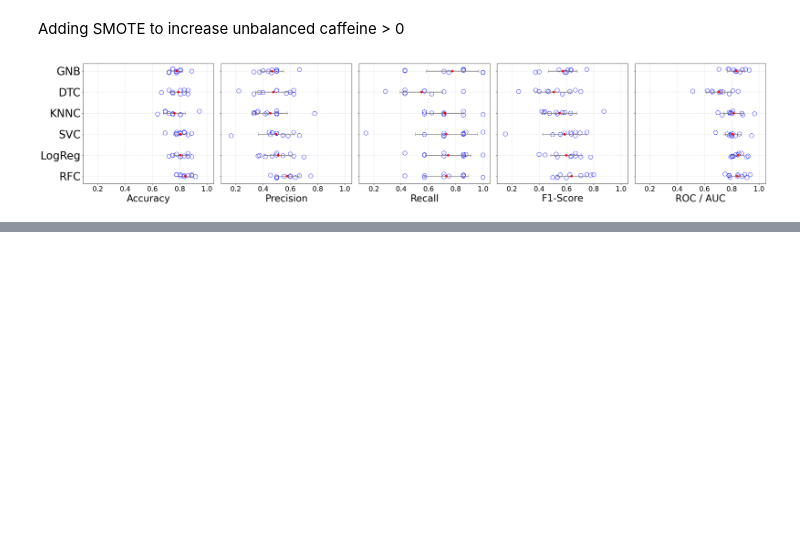
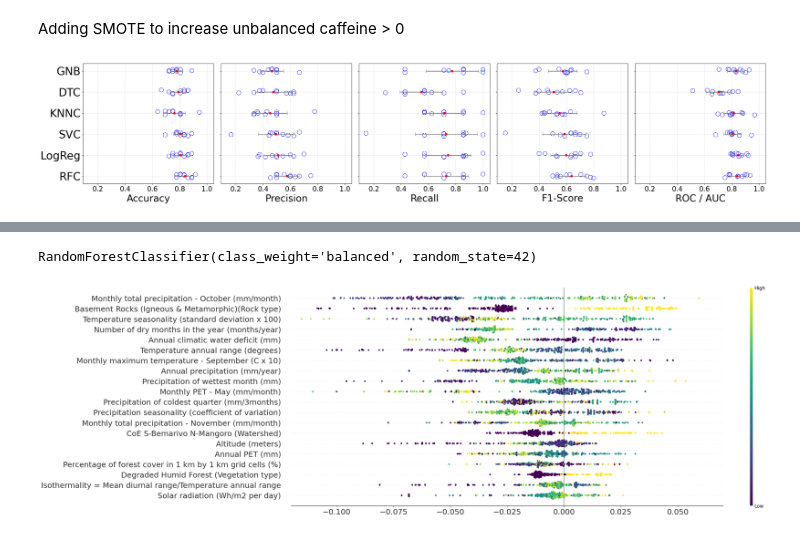
Before and after one commit to tahiri-lab/py_madaclim, a Jupyter notebook: workdir_new_coffea_coords2/analysis/bin/061_choice_of_model_classification.ipynb, the cells around one changed output, grey strips where cells are left out. Saved outputs shown, nothing was run; the diff lists cells and outputs as text; code cells hidden in the pictures; blank space fills up the shorter version.

```diff
--- a/workdir_new_coffea_coords2/analysis/bin/061_choice_of_model_classification.ipynb
+++ b/workdir_new_coffea_coords2/analysis/bin/061_choice_of_model_classification.ipynb
@@ -387,0 +377,64 @@ SVC          0.7304      0.2265   0.5849  0.1589        0.8064       0.0633
+# %%
+from sklearn.ensemble import RandomForestClassifier
+
+# Define final model
+final_model = RandomForestClassifier(
+    n_estimators=100,
+    random_state=42,
+    class_weight="balanced"
+)
+
+# Fit on the full training dataset
+final_model.fit(X, y)
+# %% [output]
+RandomForestClassifier(class_weight='balanced', random_state=42)
+# %%
+import numpy as np
+import shap
+import matplotlib.pyplot as plt
+
+# 1) Use the *same* feature matrix you want in the plot (with names).
+#    If you already built it, use X_train_renamed directly.
+X_shap = X_train_renamed.copy()
+
+# 2) TreeExplainer for RandomForestClassifier
+#    model_output="probability" makes SHAP values interpretable on probability scale
+explainer = shap.TreeExplainer(
+    final_model,
+    feature_perturbation="interventional"
+)
+
+# 3) Compute SHAP values
+shap_values = explainer.shap_values(X_shap)
+
+# 4) Extract class 1 SHAP values robustly
+if isinstance(shap_values, list):
+    # older API: list length = n_classes
+    shap_values_class1 = shap_values[1]
+else:
+    # array API: could be (n, p) or (n, p, 2)
+    shap_values = np.asarray(shap_values)
+    if shap_values.ndim == 3 and shap_values.shape[2] == 2:
+        shap_values_class1 = shap_values[:, :, 1]
+    else:
+        shap_values_class1 = shap_values
+
+# 5) Plot beeswarm
+plt.figure(figsize=(14, 8))  # Adjust figure size for a wider plot
+shap.summary_plot(shap_values_class1, X_train_renamed, plot_size=(24, 8), show=False, cmap='viridis')
+plt.xlim(-0.12, 0.07)  # Expand x-axis limits to better view values around 0
+
+fig = plt.gcf()
+for ax in fig.axes:
+    if 'colorbar' in ax.get_label().lower():
+        colorbar = ax  # Identify the color bar axis
+        colorbar.set_ylabel('')  # Remove the label from the color bar
+
+#plt.title('SHAP Summary Plot')
+plt.xlabel('')
+plt.ylabel('')
+plt.xticks(fontsize=18)
+plt.yticks(fontsize=18)
+plt.show()
+# %% [output]
+[figure, added]
```
Also changed, not shown: parts of 10 cells of this notebook, 44 other files.
